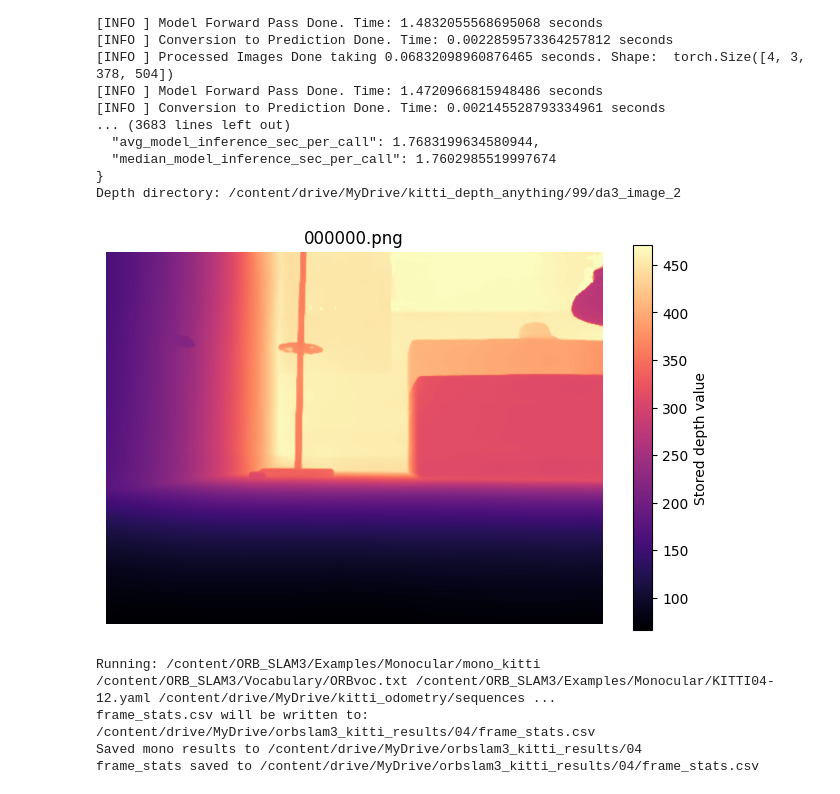
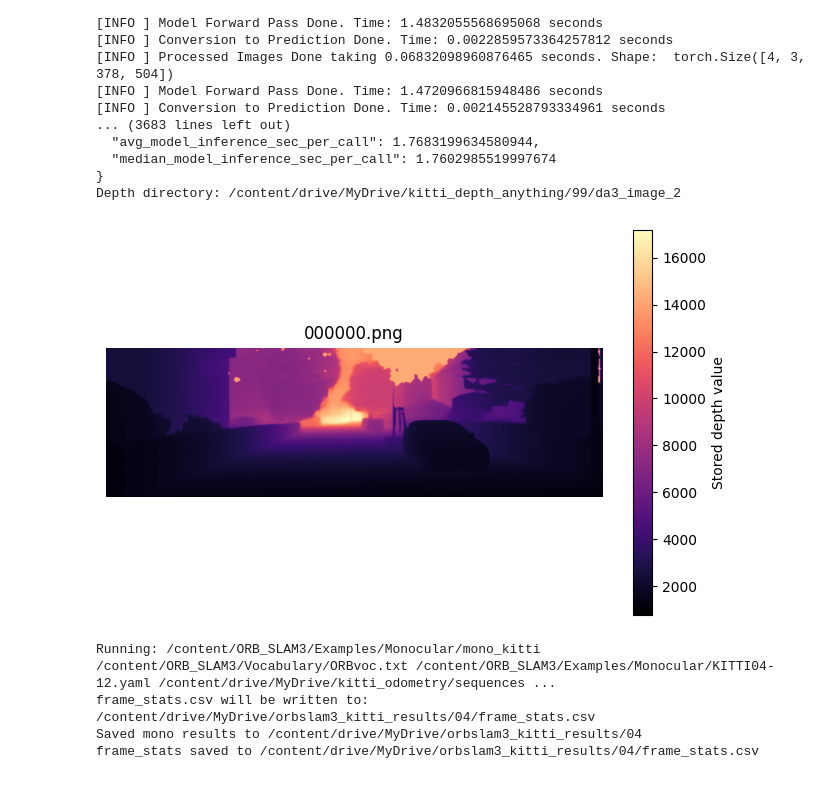
Before and after one commit to ylhunter-sudo/Benchmarking-SLAM-DA, a Jupyter notebook: orbslam3_kitti_depth_prior_FULL_weak_keyframes.ipynb, the cells around one changed output. Drawn from its saved outputs; the diff is of its cells as text; code cells hidden in the pictures.

```diff
--- a/orbslam3_kitti_depth_prior_FULL_weak_keyframes.ipynb
+++ b/orbslam3_kitti_depth_prior_FULL_weak_keyframes.ipynb
@@ -2190,21 +2190,23 @@ Depth directory: /content/drive/MyDrive/kitti_depth_anything/99/da3_image_2
 # %%
 #@title (optional) Display one saved depth PNG from depth_dir in a human-visible range
 
 import cv2
 import matplotlib.pyplot as plt
 from pathlib import Path
+
+depth_dir = DEPTH_ROOT / SEQUENCE / f'{DEPTH_BACKEND}_{IMAGE_SUBDIR}'
 
 p = sorted(depth_dir.glob("*.png"))[0]   # first depth image
 img = cv2.imread(str(p), cv2.IMREAD_UNCHANGED).astype("float32")
 
 plt.figure(figsize=(8,5))
 plt.imshow(img, cmap="magma")
 plt.colorbar(label="Stored depth value")
 plt.title(p.name)
 plt.axis("off")
 plt.show()
 # %% [output]
-[figure, old version]
+[figure, new version]
 # %%
 #@title 13) Run monocular ORB-SLAM3 baseline
 import os, shutil, subprocess
```
Also changed, not shown: 1 other file.
